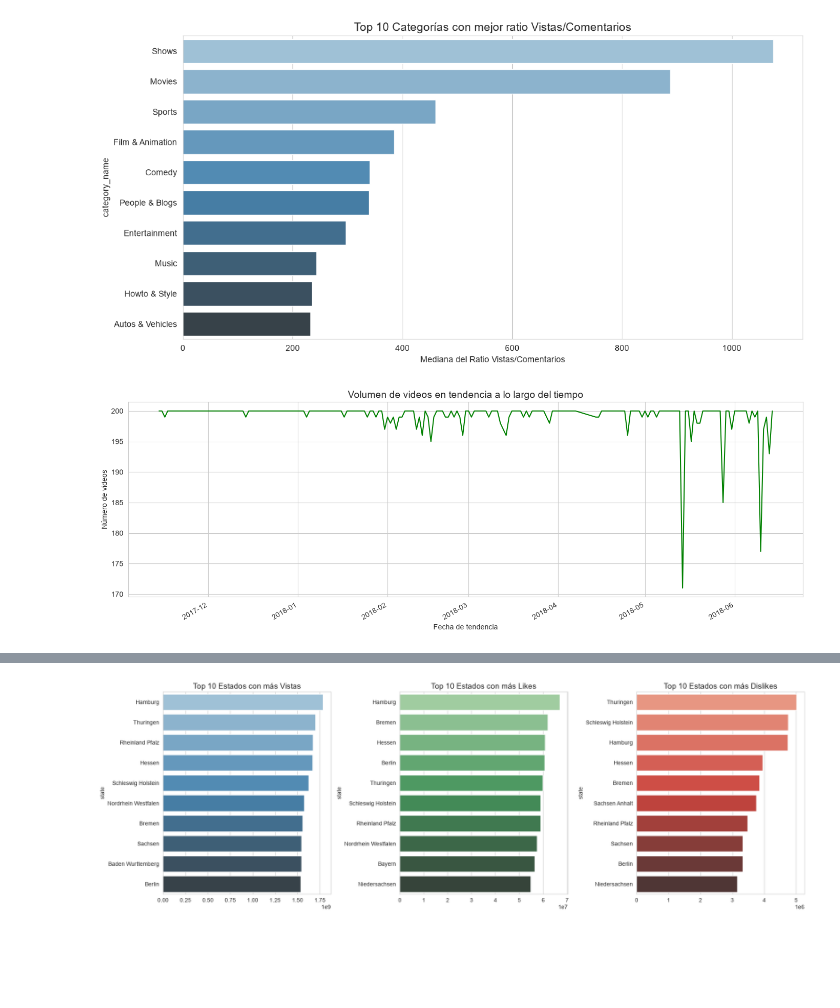
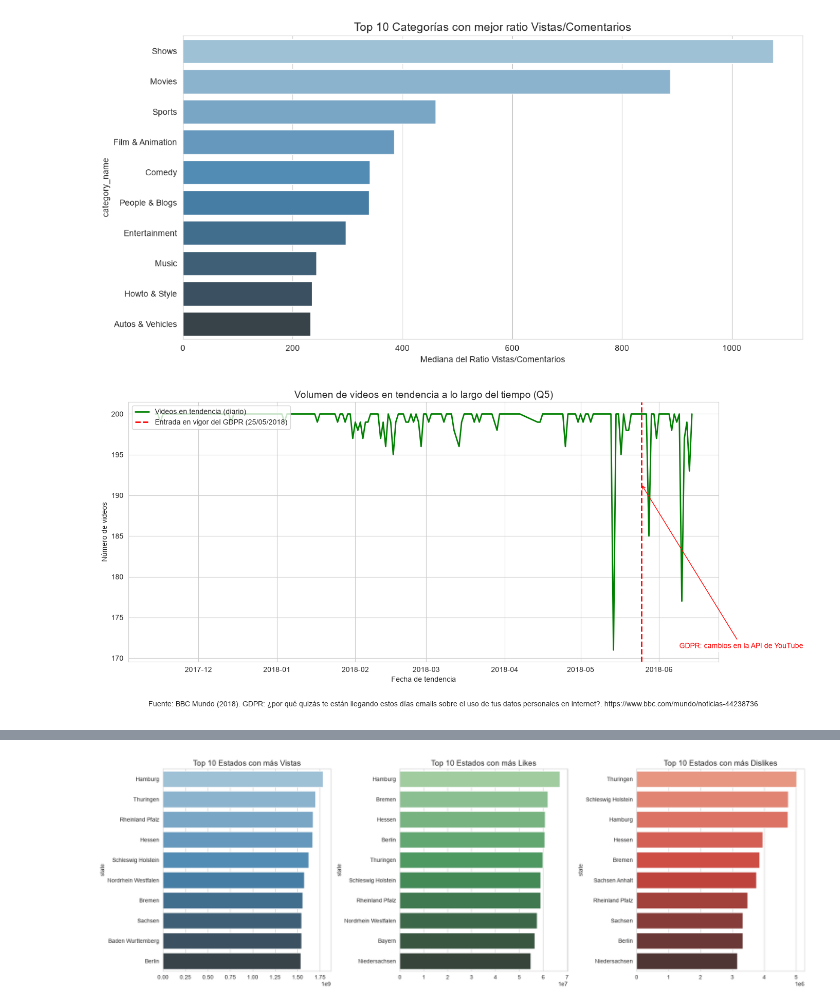
Before and after one commit to MartinDAA/FDS-2026-1-3227, a Jupyter notebook: code/EDA.ipynb, the cells around one changed output, grey strips where cells are left out. Drawn from its saved outputs; the diff is of its cells as text; code cells hidden in the pictures; blank space fills up the shorter version.

```diff
--- a/code/EDA.ipynb
+++ b/code/EDA.ipynb
@@ -190,15 +190,34 @@ plt.tight_layout()
 plt.show()
 # %% [output]
 [figure]
-# %%
-# --- Q5: Evolución del volumen de tendencias a lo largo del tiempo ---
-trends_by_date = df.groupby('trending_date')['video_id'].count()
-plt.figure(figsize=(14, 5))
-trends_by_date.plot(kind='line', color='green')
-plt.title('Volumen de videos en tendencia a lo largo del tiempo', fontsize=14)
-plt.xlabel('Fecha de tendencia')
-plt.ylabel('Número de videos')
-plt.tight_layout()
-plt.show()
-# %% [output]
-[figure, removed]
+# %%
+trends_by_date = df.groupby('trending_date')['video_id'].count()
+plt.figure(figsize=(14, 6))
+
+plt.plot(trends_by_date.index, trends_by_date.values,
+         color='green', linewidth=2, label='Videos en tendencia (diario)')
+
+gdpr_date = pd.Timestamp('2018-05-25')
+plt.axvline(x=gdpr_date, color='red', linestyle='--', linewidth=2,
+            label='Entrada en vigor del GDPR (25/05/2018)')
+
+plt.annotate('GDPR: cambios en la API de YouTube',
+             xy=(gdpr_date, plt.ylim()[1] * 0.95),
+             xytext=(gdpr_date + pd.Timedelta(days=15), plt.ylim()[1] * 0.85),
+             arrowprops=dict(arrowstyle='->', color='red'),
+             fontsize=10, color='red',
+             bbox=dict(boxstyle='round,pad=0.3', facecolor='white', alpha=0.8))
+
+plt.title('Volumen de videos en tendencia a lo largo del tiempo (Q5)', fontsize=14)
+plt.xlabel('Fecha de tendencia')
+plt.ylabel('Número de videos')
+plt.legend(loc='upper left')
+
+plt.figtext(0.5, -0.05,
+            'Fuente: BBC Mundo (2018). GDPR: ¿por qué quizás te están llegando estos días emails sobre el uso de tus datos personales en internet?. https://www.bbc.com/mundo/noticias-44238736',
+            ha='center', fontsize=10, wrap=True)
+
+plt.tight_layout()
+plt.show()
+# %% [output]
+[figure, added]
```
Also changed, not shown: parts of 7 cells of this notebook.
